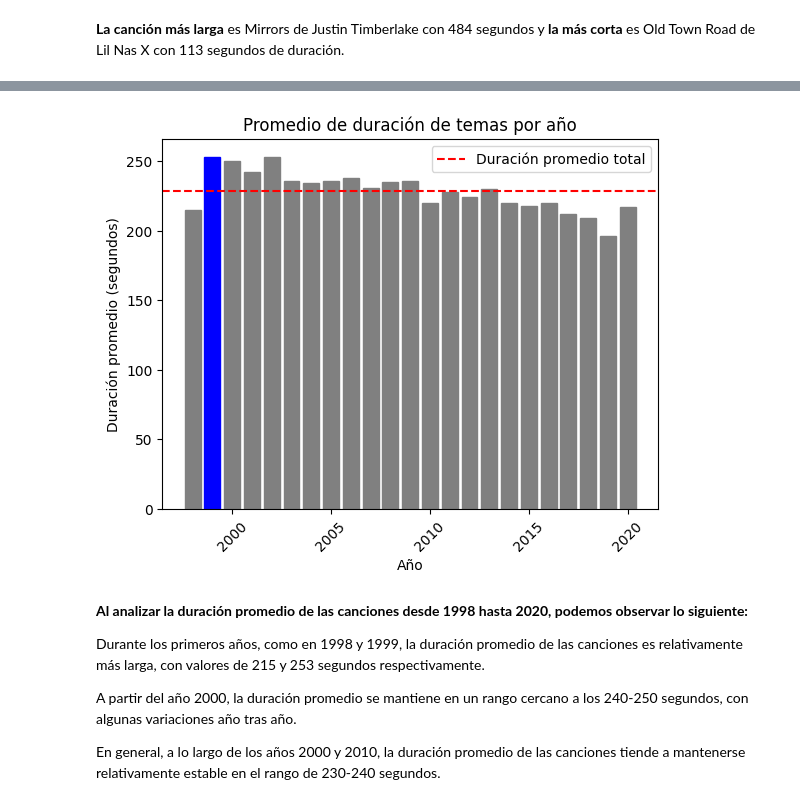
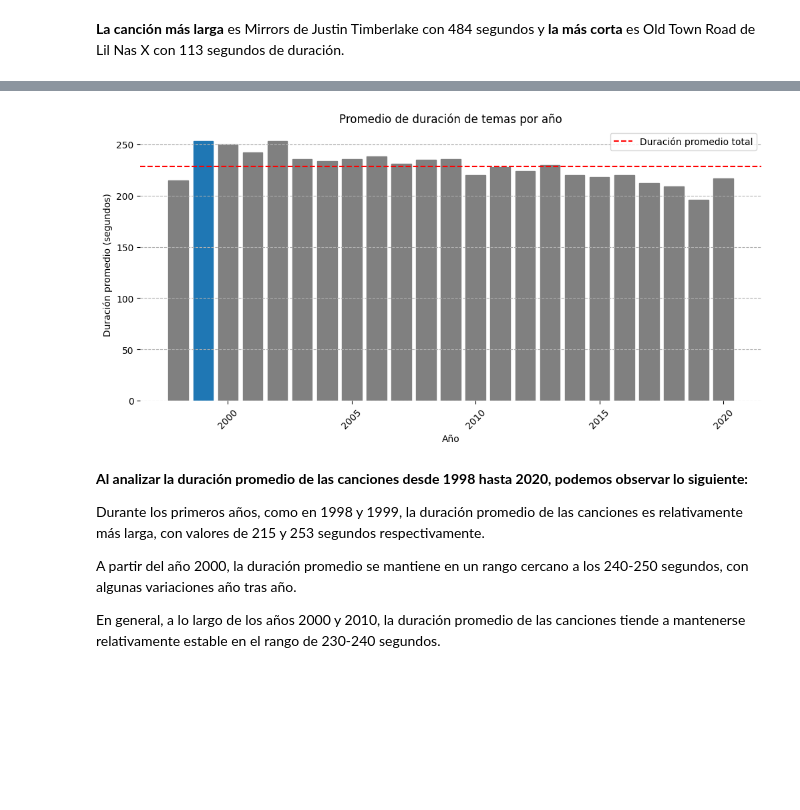
Before and after one commit to MarceloGustavoCordoba/Proyecto2023GrupoCCCC, a Jupyter notebook: CarlaContreras.ipynb, the cells around one changed output, grey strips where cells are left out. Cells and saved outputs as stored; diff of their text form; code cells hidden in the pictures; blank space fills up the shorter version.

```diff
--- a/CarlaContreras.ipynb
+++ b/CarlaContreras.ipynb
@@ -122,7 +122,7 @@ print(duracion_temas)
 **La canción más larga** es  Mirrors de Justin Timberlake con 484 segundos y **la más corta** es Old Town Road de Lil Nas X con 113 segundos de duración.
 # %%
 # TOP TEN: Duracion promedio por artista
-#Agrupar por artista y calcular el promedio de duración de sus temas
+# Agrupar por artista y calcular el promedio de duración de sus temas
 duracion_artistas = duracion_temas.groupby('Artista')['Duracion'].mean()
 
 # Ordenar los artistas por duración descendente y seleccionar los diez primeros
@@ -134,6 +134,13 @@ colores = plt.cm.Blues(np.linspace(0.2, 1, len(duracion_artistas)))
 # Crear el gráfico de barras con colores en degradé
 fig, ax = plt.subplots(figsize=(12, 6))
 bars = ax.bar(range(len(duracion_artistas)), duracion_artistas, color=colores)
+
+# Añadir etiquetas a las barras
+for i, bar in enumerate(bars):
+    height = bar.get_height()
+    ax.text(bar.get_x() + bar.get_width() / 2, height,
+            f'{height:.2f}', ha='center', va='bottom')
+
 ax.set_title('Promedio Duración de temas por artista (Top 10)')
 ax.set_xlabel('Artista')
 ax.set_ylabel('Promedio Duración (s)')
@@ -148,6 +155,14 @@ sm.set_array([])
 cbar = fig.colorbar(sm, ax=ax, orientation='vertical', pad=0.02)
 cbar.set_label('Promedio Duración (s)')
 
+# Eliminar bordes innecesarios del gráfico
+plt.box(False)
+ax.spines['top'].set_visible(False)
+ax.spines['right'].set_visible(False)
+
+# Ajustar el espaciado entre las barras y el borde del gráfico
+plt.subplots_adjust(bottom=0.2)
+
 # Mostrar el gráfico
 plt.show()
 # %% [output]
@@ -155,43 +170,51 @@ plt.show()
 # %%
-import matplotlib.pyplot as plt
-import numpy as np
-
 # Calcular el promedio de duración por año
 promedio_duracion_anio = df.groupby('Año')['Duracion'].mean().astype(int)
 
 # Obtener el año con la duración máxima
 max_duracion_anio = promedio_duracion_anio.idxmax()
 
 # Crear la figura y el eje
-fig, ax = plt.subplots()
+fig, ax = plt.subplots(figsize=(12, 6))
 
 # Generar el gráfico de barras
 bars = ax.bar(promedio_duracion_anio.index, promedio_duracion_anio)
 
 # Resaltar los años de mayor duración con colores diferentes
-colors = ['blue' if x == max_duracion_anio else 'gray' for x in promedio_duracion_anio.index]
+colors = ['tab:blue' if x == max_duracion_anio else 'gray' for x in promedio_duracion_anio.index]
 for bar, color in zip(bars, colors):
     bar.set_color(color)
 
 # Agregar una línea de referencia para la duración promedio total
 promedio_total = df['Duracion'].mean()
 ax.axhline(promedio_total, color='red', linestyle='--', label='Duración promedio total')
 
 # Establecer etiquetas y título
 ax.set_xlabel('Año')
 ax.set_ylabel('Duración promedio (segundos)')
 ax.set_title('Promedio de duración de temas por año')
 
 # Rotar las etiquetas del eje x para una mejor legibilidad
 plt.xticks(rotation=45)
 
+# Agregar una grilla al gráfico
+ax.grid(axis='y', linestyle='--')
+
+# Eliminar bordes innecesarios del gráfico
+plt.box(False)
+ax.spines['top'].set_visible(False)
+ax.spines['right'].set_visible(False)
+
+# Ajustar el espaciado entre las barras y el borde del gráfico
+plt.subplots_adjust(bottom=0.2)
+
 # Mostrar una leyenda con la línea de referencia
 ax.legend()
 
 # Mostrar el gráfico
 plt.show()
 # %% [output]
-[figure, old version]
+[figure, new version]
 # %% [markdown]
 **Al analizar la duración promedio de las canciones desde 1998 hasta 2020, podemos observar lo siguiente:**
 
```
Also changed, not shown: parts of 1 cell of this notebook.
